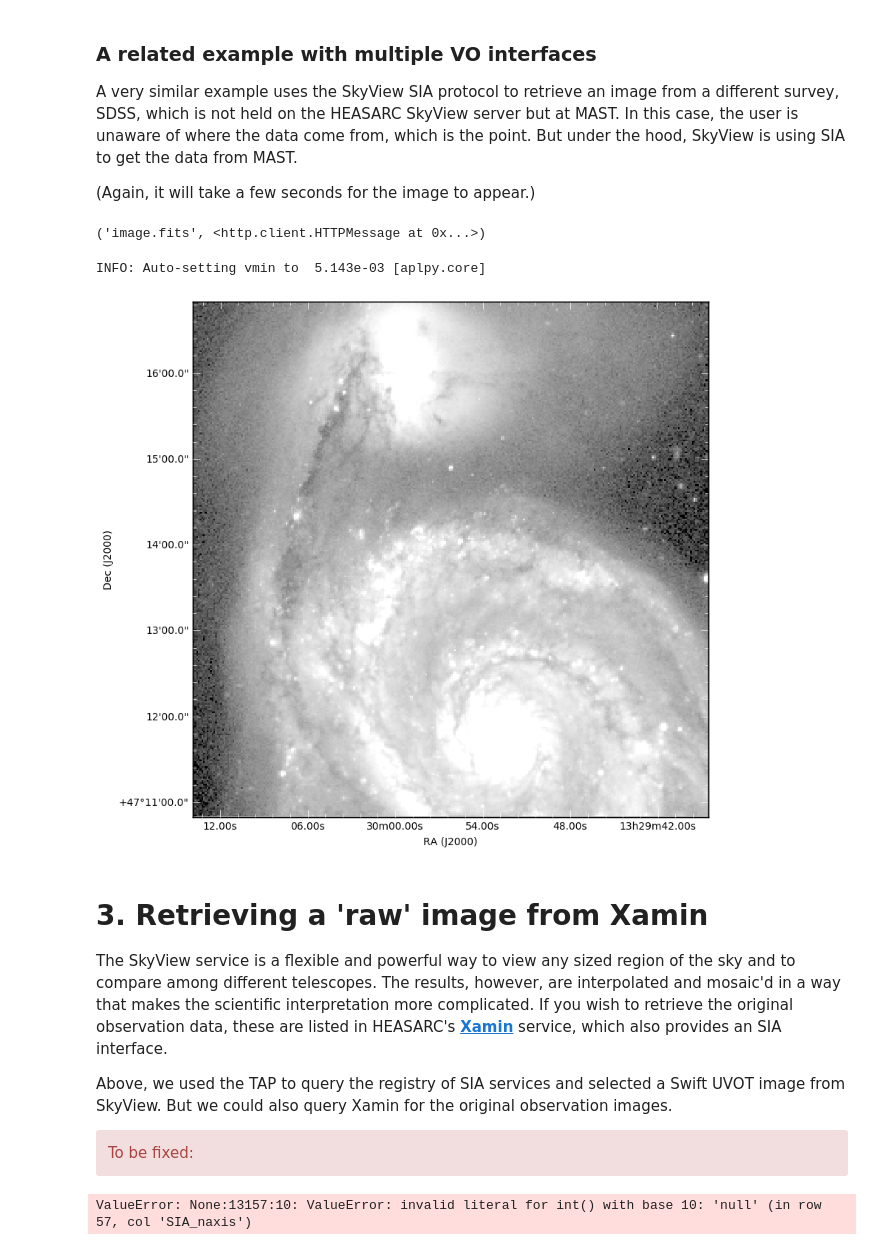
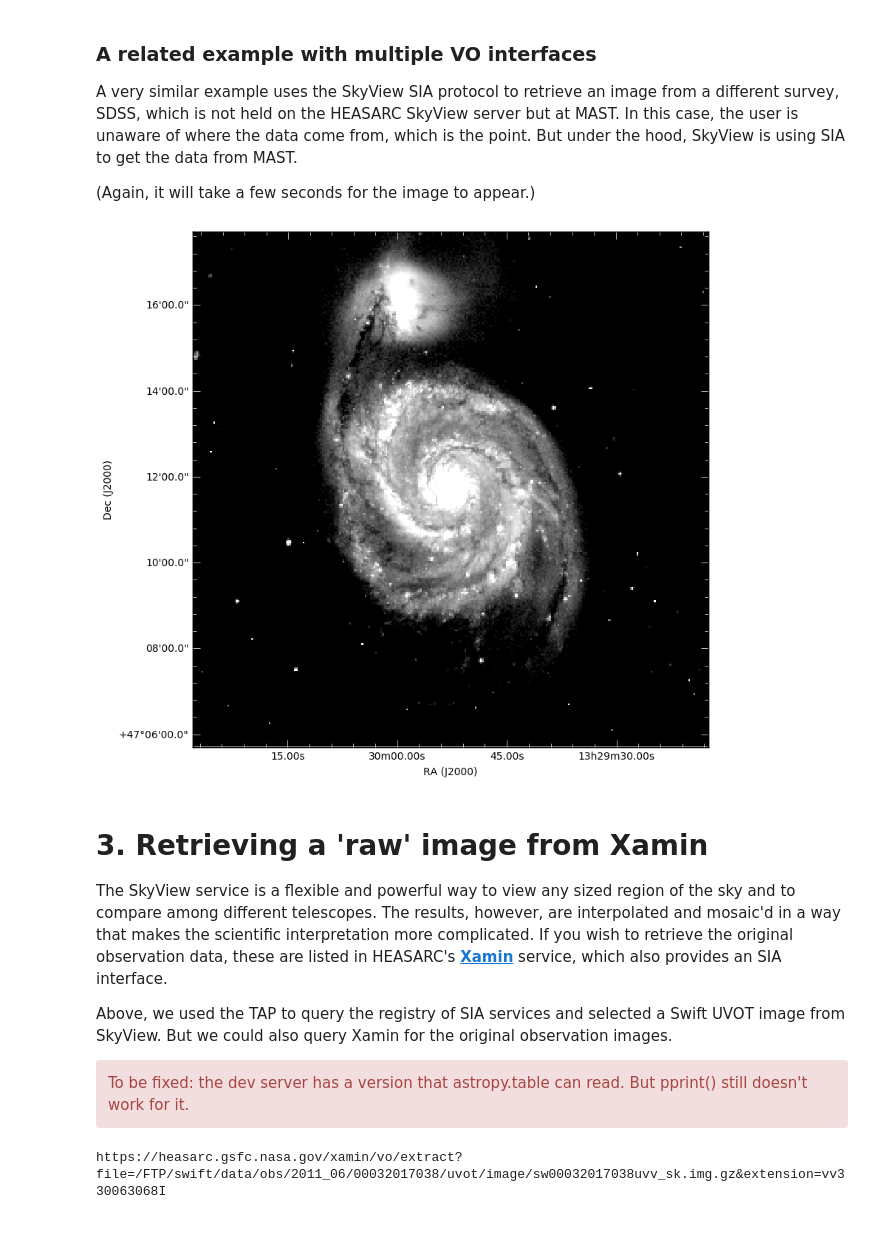
Before and after one commit to NASA-NAVO/aas_workshop_2018, a Jupyter notebook: heasarc/heasarc_Image_Access.ipynb, the cells around one changed output. Cells and saved outputs as stored; diff of their text form; code cells hidden in the pictures.

Commit message:
Updates to get around problems with xamin SIA XML returned and trying to get pyXspec working.

```diff
--- a/heasarc/heasarc_Image_Access.ipynb
+++ b/heasarc/heasarc_Image_Access.ipynb
@@ -176,6 +183,4 @@ A very similar example uses the SkyView SIA protocol to retrieve an image from a
 params['survey']='sdssg'
 r = requests.get('https://skyview.gsfc.nasa.gov/cgi-bin/vo/sia.pl', params=params)
 table=Table.read(io.BytesIO(r.content))
-urllib.request.urlretrieve(table['URL'][0].decode("utf-8"), "image.fits")
+#print(r.content)
-# %% [output]
-('image.fits', <http.client.HTTPMessage at 0x...>)
@@ -182,10 +191,9 @@ urllib.request.urlretrieve(table['URL'][0].decode("utf-8"), "image.fits")
 # %%
-hdu_list=apfits.open('image.fits')
+hdu_list=apfits.open('my_image2.fits')
 gc = aplpy.FITSFigure(hdu_list)
-gc.show_grayscale(stretch='log', vmax=1.)
+gc.show_grayscale(stretch='log', vmin=0.1,vmax=1.)
 # %% [output]
-INFO: Auto-setting vmin to  5.143e-03 [aplpy.core]
-[figure, old version]
+[figure, new version]
 # %% [markdown]
 # 3. Retrieving a 'raw' image from Xamin
 The SkyView service is a flexible and powerful way to view any sized region of the sky and to compare among different telescopes.  The results, however, are interpolated and mosaic'd in a way that makes the scientific interpretation more complicated.  If you wish to retrieve the original observation data, these are listed in HEASARC's __[Xamin](https://heasarc.gsfc.nasa.gov/xamin/)__ service, which also provides an SIA interface.
@@ -193,12 +201,20 @@ The SkyView service is a flexible and powerful way to view any sized region of t
 Above, we used the TAP to query the registry of SIA services and selected a Swift UVOT image from SkyView.  But we could also query Xamin for the original observation images.
 
 <div class="alert alert-block alert-danger">
-To be fixed:
+To be fixed:  the dev server has a version that astropy.table can read.  But pprint() still doesn't work for it.
 </div>
 # %%
-params = {'survey': 'swiftuvot', 'POS': pos}
-r = requests.get('https://heasarc.gsfc.nasa.gov/xamin/vo/sia?table=swiftuvlog&', params=params)
-table=Table.read(io.BytesIO(r.content))
-table
+params = {'POS': pos}
+#r = requests.get('https://heasarc.gsfc.nasa.gov/xamin/vo/sia?table=swiftuvlog', params=params)
+print(r.url)
+print(r.content)
+#table=Table.read(io.BytesIO(r.content))
+#table
-# %% [output]
-ValueError: None:13157:10: ValueError: invalid literal for int() with base 10: 'null' (in row 57, col 'SIA_naxis')
+# %%
+params = {'survey': 'swiftuvot', 'POS': pos}
+r = requests.get('http://heasarcdev-sl.gsfc.nasa.gov:6080/xamin_mg//vo/sia?table=swiftuvlog', params=params)
+table=Table.read(io.BytesIO(r.content))
+# the pretty print is broken on this result.  Get one random row:
+print(table['SIA_reference'][10])
+# %% [output]
+https://heasarc.gsfc.nasa.gov/xamin/vo/extract?file=/FTP/swift/data/obs/2011_06/00032017038/uvot/image/sw00032017038uvv_sk.img.gz&extension=vv330063068I
```
Also changed, not shown: parts of 15 cells of this notebook, 2 other files.
